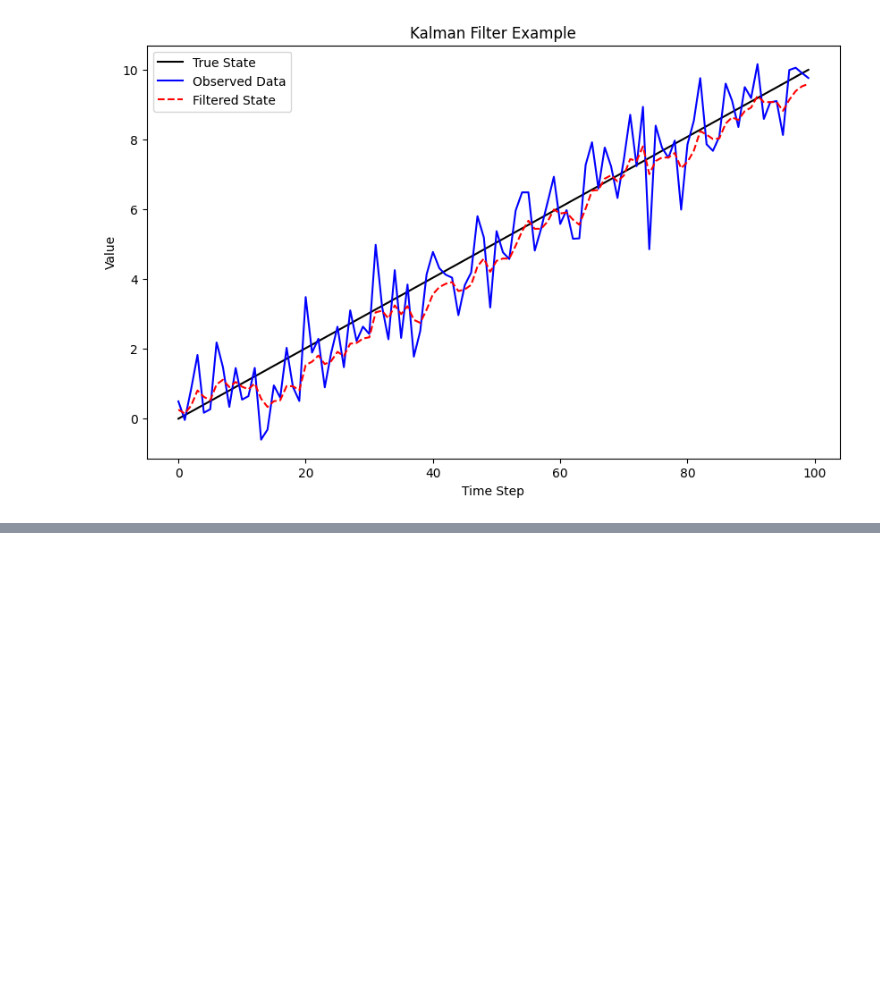
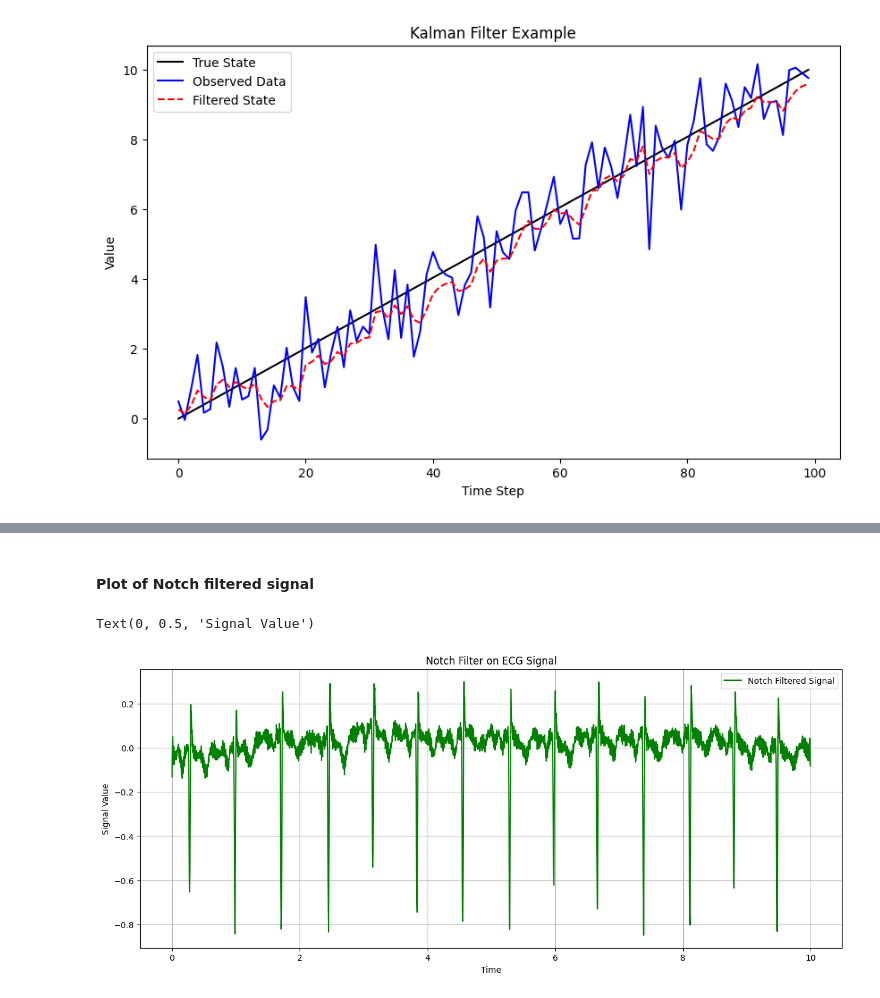
Before and after one commit to ig-BaymaX/Kalman-filter, a Jupyter notebook: Test.ipynb, the cells around one changed output, grey strips where cells are left out. Drawn from its saved outputs; the diff is of its cells as text; code cells hidden in the pictures; blank space fills up the shorter version.

```diff
--- a/Test.ipynb
+++ b/Test.ipynb
@@ -177,0 +167,14 @@ Original Signal to Signal after applying Kalman Filter Ratio: 3.9539250299076856
+# %% [markdown]
+#### <b> Plot of Notch filtered signal </b>
+# %%
+# Plot the filtered signal using Notch filter in the fourth subplot
+plt.figure(figsize=(15, 6))
+plt.plot(second, filtered, label='Notch Filtered Signal', linestyle='-', color='green')
+plt.legend()
+plt.grid(True)
+plt.title('Notch Filter on ECG Signal')
+plt.xlabel('Time')
+plt.ylabel('Signal Value')
+# %% [output]
+Text(0, 0.5, 'Signal Value')
+[figure, added]
```
Also changed, not shown: parts of 25 cells of this notebook.
